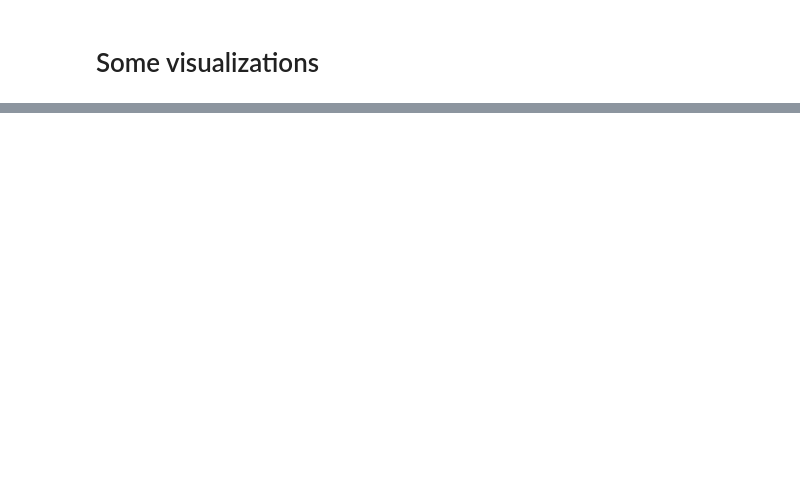
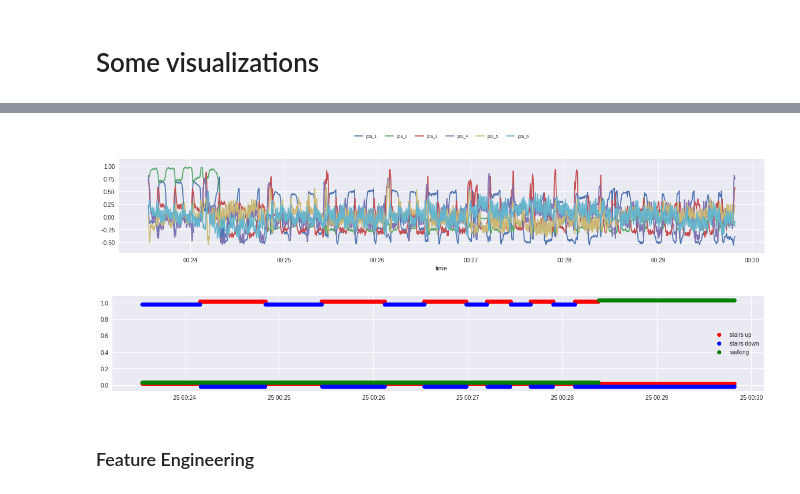
Before and after one commit to bnbhehe/ml4qs, a Jupyter notebook: assignment3/Untitled.ipynb, the cells around one changed output, grey strips where cells are left out. Cells and saved outputs as stored; diff of their text form; code cells hidden in the pictures; blank space fills up the shorter version.

```diff
--- a/assignment3/Untitled.ipynb
+++ b/assignment3/Untitled.ipynb
@@ -142,0 +271,4 @@ DataViz = VisualizeDataset()
+# %%
+
+kalman_dataset = PCA.apply_pca(copy.deepcopy(kalman_dataset), selected_predictor_cols, n_pcs)
+kalman_dataset.head()
@@ -142,0 +283,11 @@ DataViz = VisualizeDataset()
+# %%
+rcParams['figure.figsize'] = (20,3)
+DataViz.plot_dataset(kalman_dataset, ['pca_'], ['like'], ['line'])
+plt.plot(kalman_dataset['labelstairsup']+0.02,'ro')
+plt.plot(kalman_dataset['labelstairsdown']-0.02,'bo')
+plt.plot(kalman_dataset['labelwalking']+0.03,'go')
+plt.legend(['stairs up','stairs down','walking'])
+plt.show()
+# %% [output]
+[figure, added]
+[figure, added]
@@ -143,2 +296,4 @@ DataViz = VisualizeDataset()
+# %% [markdown]
+### Feature Engineering
 # %%
 ### choose a dataset to filter:
```
Also changed, not shown: parts of 22 cells of this notebook, 16 other files.
